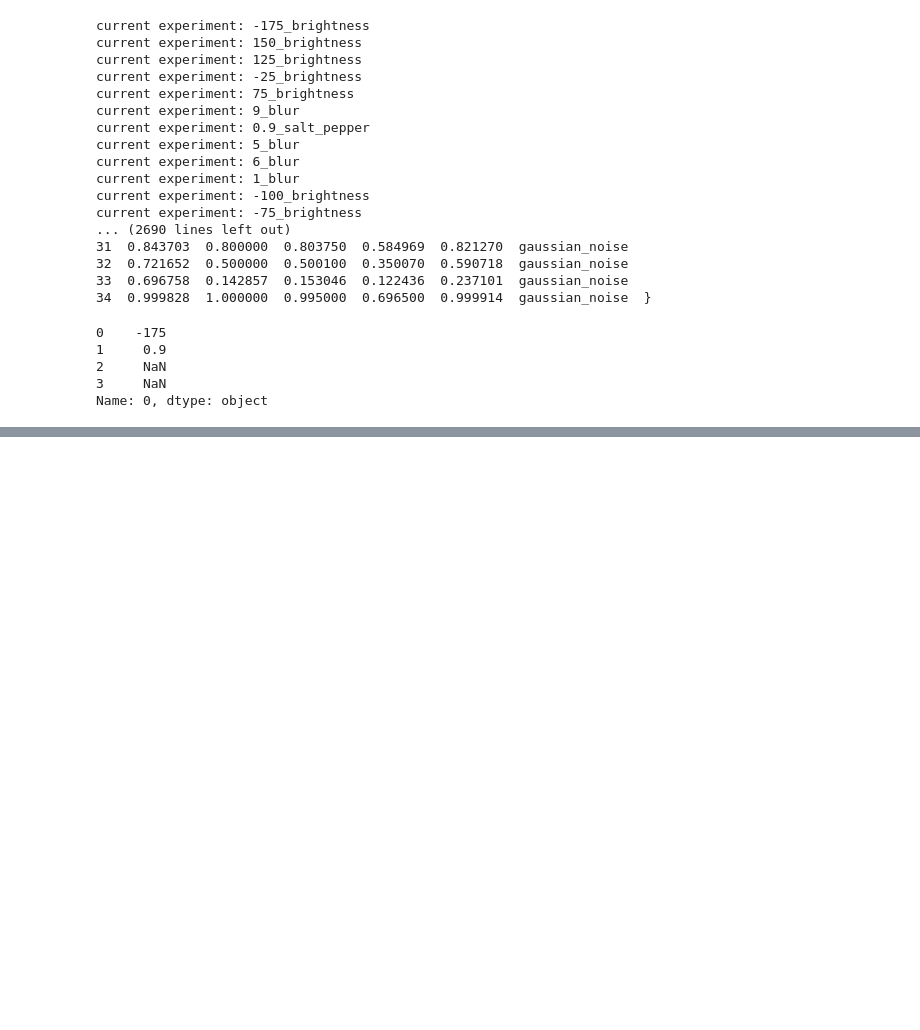
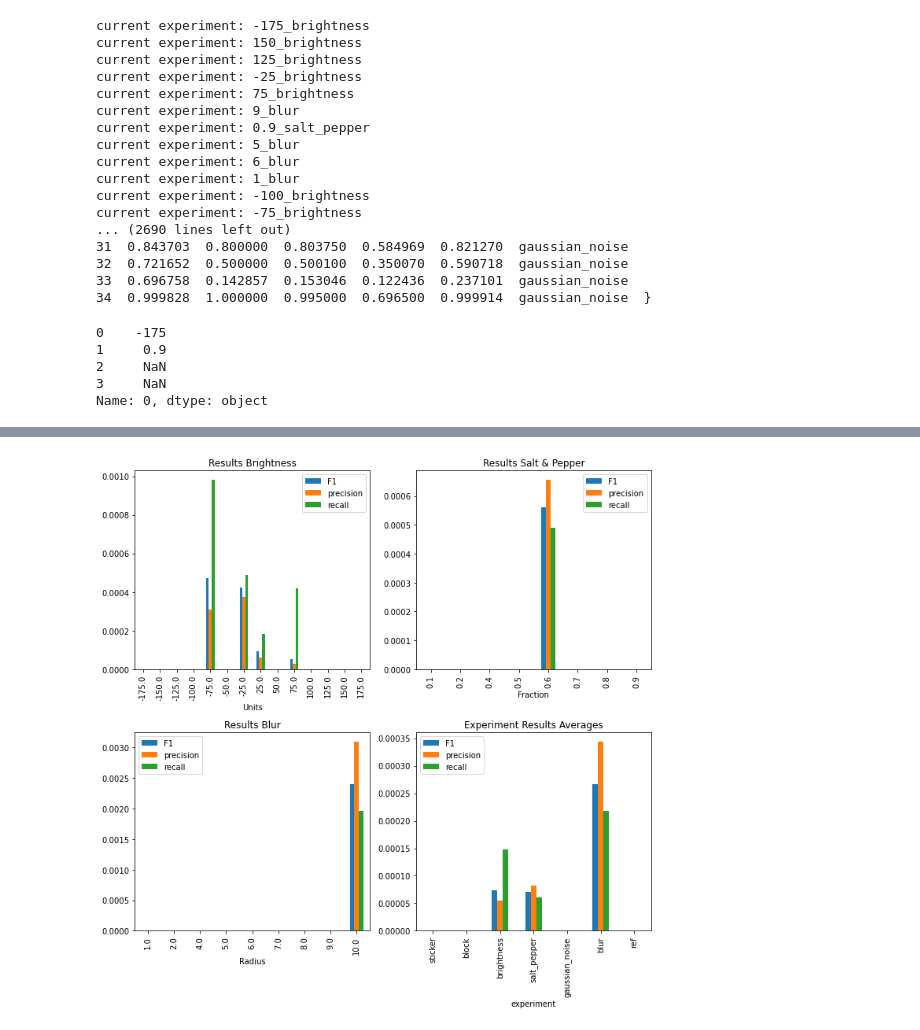
Before and after one commit to AutonomeStudienarbeit/EvalFramework, a Jupyter notebook: notebooks/model_results.ipynb, the cells around one changed output, grey strips where cells are left out. Cells and saved outputs as stored; diff of their text form; code cells hidden in the pictures; blank space fills up the shorter version.

Commit message:
add faster-rcnn evaluation

```diff
--- a/notebooks/model_results.ipynb
+++ b/notebooks/model_results.ipynb
@@ -122,0 +302,3 @@ fig.show()
+# %%
+df = pd.read_csv("/home/leon/Documents/Studienarbeit/model_results/faster_rcnn_augmented/faster_rcnn_mobilenet_val.csv")
+df
@@ -122,0 +382,3 @@ fig.show()
+# %%
+groups = df.groupby("Tags")
+groups.get_group("salt_pepper")
@@ -122,0 +395,14 @@ fig.show()
+# %%
+avg = {
+    "experiment": [],
+    "precision": [],
+    "recall": [],
+    "F1": []
+}
+for tag in tags:
+    avg["experiment"].append(tag)
+    avg["precision"].append(groups.get_group(tag)["precision"].mean())
+    avg["recall"].append(groups.get_group(tag)["recall"].mean())
+    avg["F1"].append(groups.get_group(tag)["F1"].mean())
+avg_df = pd.DataFrame(avg)
+avg_df
@@ -122,0 +418,24 @@ fig.show()
+# %%
+fig, axs = plt.subplots(2,2, figsize=(10,10))
+coordinates = [(0,0), (0,1), (1,0), (1,1)]
+keys = ["brightness", "salt_pepper", "blur", "avg"]
+for i, key in enumerate(keys):
+    if key == "avg":
+        avg_df.plot.bar(x="experiment" ,y=["F1", "precision", "recall"], ax=axs[coordinates[i][0]][coordinates[i][1]])
+    else:
+        tmp_df = groups.get_group(key)
+        tmp_df.plot.bar(x="sort" ,y=["F1", "precision", "recall"], ax=axs[coordinates[i][0]][coordinates[i][1]])
+
+axs[0][0].set_title("Results Brightness")
+axs[0][0].set_xlabel("Units")
+axs[0][1].set_title("Results Salt & Pepper")
+axs[0][1].set_xlabel("Fraction")
+axs[1][0].set_title("Results Blur")
+axs[1][0].set_xlabel("Radius")
+axs[1][1].set_title("Experiment Results Averages")
+
+fig.tight_layout()
+fig.savefig("mobileNet_exps_results.pdf", bbox_inches="tight")
+fig.show()
+# %% [output]
+[figure, added]
```
Also changed, not shown: parts of 19 cells of this notebook, 3 other files.
